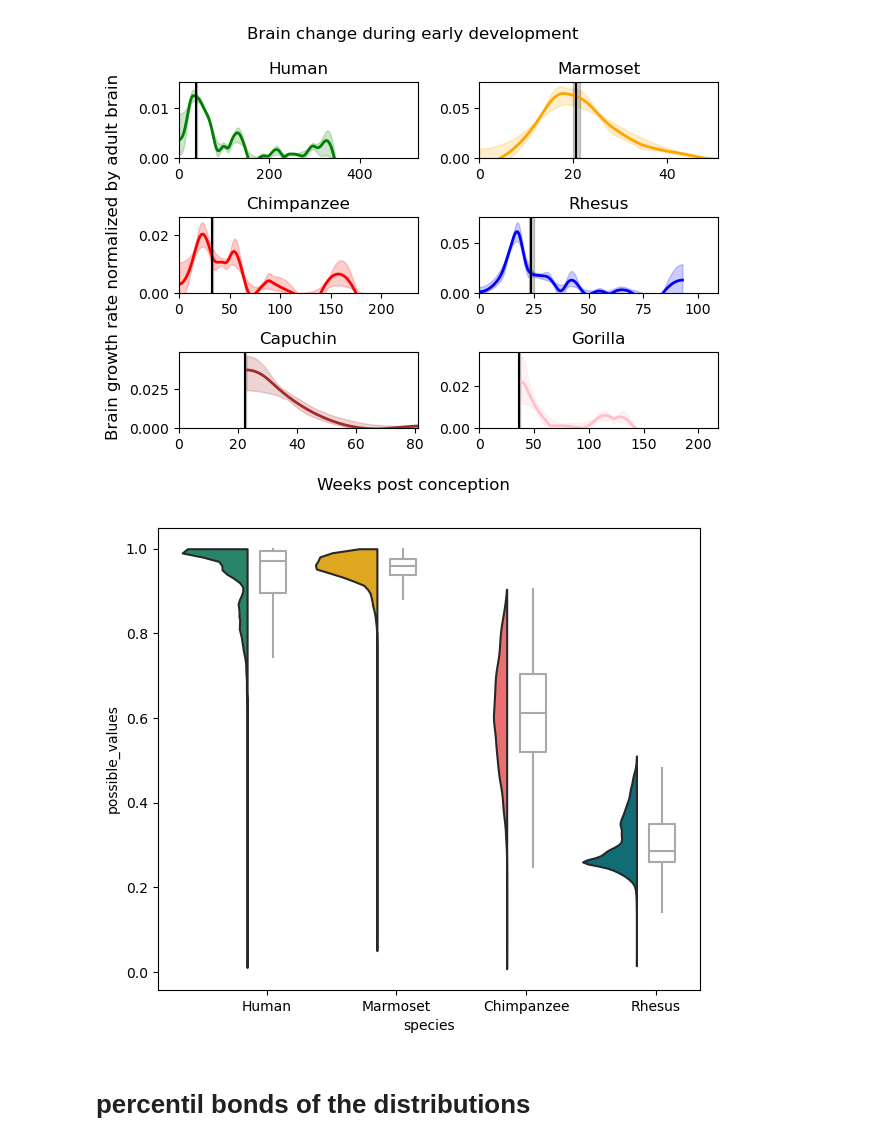
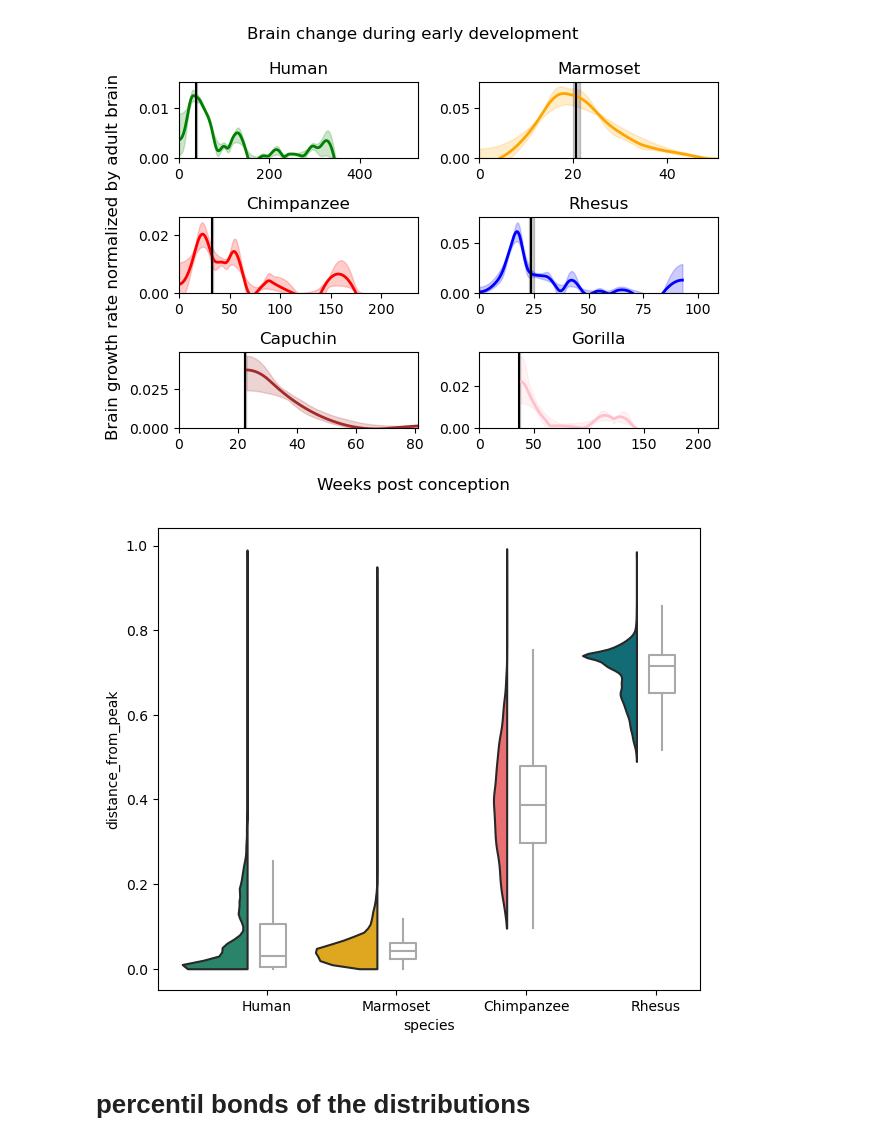
Before and after one commit to biagzi/altricial_brain_vocal_learning, a Jupyter notebook: code/SensitivityAnalysisPlots.ipynb, the cells around one changed output. Saved outputs shown, nothing was run; the diff lists cells and outputs as text; code cells hidden in the pictures.

```diff
--- a/code/SensitivityAnalysisPlots.ipynb
+++ b/code/SensitivityAnalysisPlots.ipynb
@@ -106,15 +106,19 @@ Capuchin
 Gorilla
 [figure]
 # %%
-boxplot_df_all = {"species":[],"possible_values":[]}
+boxplot_df_all = {"species":[],"possible_values":[],"distance_from_peak":[]}
 for species in df_fits["species"].unique():
     all_values = []
+    all_distances = []
     species_all_dist = derivative_data_species_all[species]
     for column in species_all_dist.columns:
         if column != "weeks":
             all_values.extend(species_all_dist[column])
+            all_distances.extend(1-species_all_dist[column])
+    all_values = [x for x in all_values if not math.isnan(x)]
     boxplot_df_all["possible_values"].extend(all_values)
     boxplot_df_all["species"].extend(len(all_values)*[species])
+    boxplot_df_all["distance_from_peak"].extend(all_distances)
 
 boxplot_df = pd.DataFrame(boxplot_df_all)
 # %%
@@ -126,7 +130,7 @@ fig, ax = plt.subplots(figsize=(7, 6))
 
 # Half-violin plot as above
 pt.half_violinplot(
-    y="possible_values", x="species", palette=COLORS,
+    y="distance_from_peak", x="species", palette=COLORS,
     order = ["Human","Marmoset","Chimpanzee","Rhesus","Capuchin","Gorilla"],
     inner=None, data=boxplot_df, width=1, ax=ax, cut=0,
 )
@@ -140,42 +144,42 @@ for i, species in enumerate(SPECIES):
     x = i + np.random.uniform(high=0.1, size=len(data_subset))
 
     # Select the values of the horizontal axis
-    y = data_subset["possible_values"]
+    y = data_subset["distance_from_peak"]
 
     # Add the rain using the scatter method.
     #ax.scatter(x, y, color=COLORS[i], alpha=0.01,s=0.2)
 
 # Generate list of arrays
 boxplot_data = [
-    boxplot_df[boxplot_df["species"] == species]["possible_values"].values
+    boxplot_df[boxplot_df["species"] == species]["distance_from_peak"].values
     for species in SPECIES
 ]
 
 # Vertical positions for the boxplots
 # Positions are shifted now
 SHIFT = 0.05
 POSITIONS = [0 + SHIFT, 1 + SHIFT, 2 + SHIFT, 3+ SHIFT]
 
 # The style of the line that represents the median.
 medianprops = {"linewidth": 1.5, "color": "#a9a9a9", "solid_capstyle": "butt"}
 # The style of the box ... This is also used for the whiskers
 boxprops = {"linewidth": 1.5, "color": "#a9a9a9"}
 
 ax.boxplot(
     boxplot_data,
     vert=True,
     positions=POSITIONS,
     manage_ticks=False,
     showfliers = False, # Do not show the outliers beyond the caps.
     showcaps = False,   # Do not show the caps
     medianprops = medianprops,
     whiskerprops = boxprops,
     boxprops = boxprops,
     widths=0.2
 )
 fig.savefig("{0}/figs/SuppM_3B_clouds_sensitivityanalysis.pdf".format(PYTHON_PATH),dpi = 800)
 # %% [output]
-[figure, old version]
+[figure, new version]
 # %% [markdown]
 # percentil bonds of the distributions
 # %%
```
Also changed, not shown: 2 other files.
